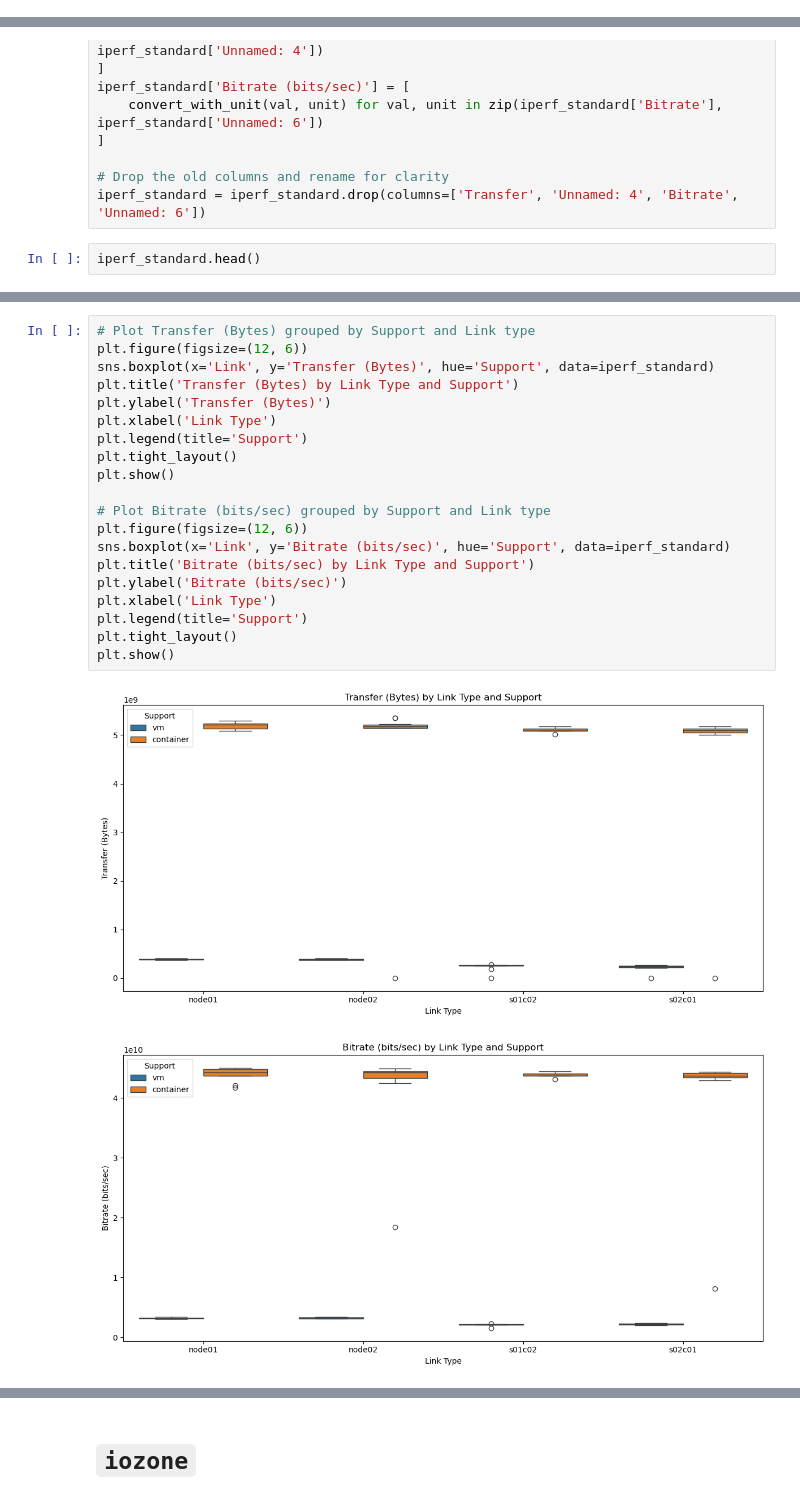
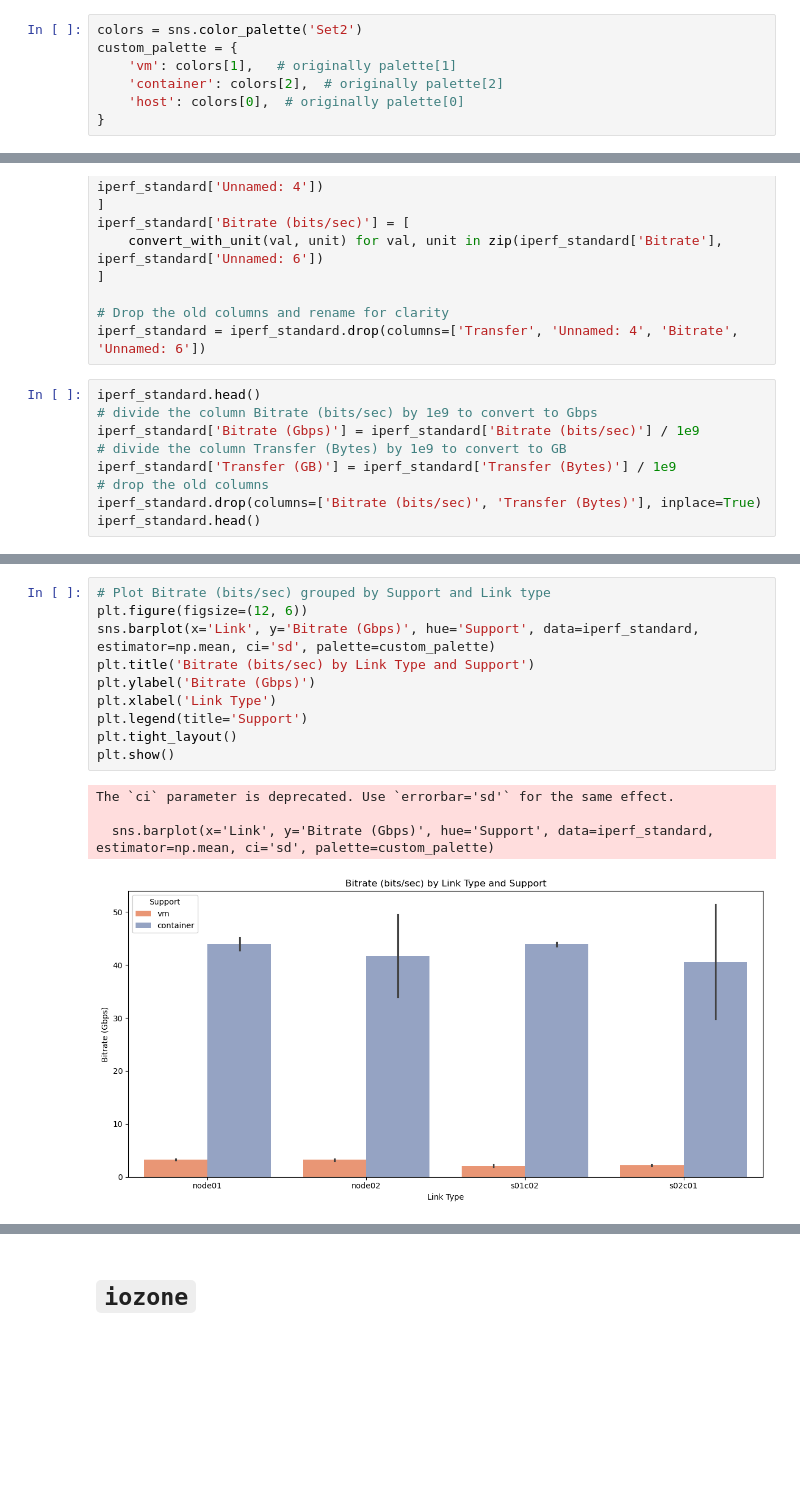
Before and after one commit to giovanni-lucarelli/cloud-basic, a Jupyter notebook: analysis/analysis.ipynb, the cells around one changed output, grey strips where cells are left out. Saved outputs shown, nothing was run; the diff lists cells and outputs as text; blank space fills up the shorter version.

Commit message:
added new data

```diff
--- a/analysis/analysis.ipynb
+++ b/analysis/analysis.ipynb
@@ -364,0 +636,7 @@ Passing `palette` without assigning `hue` is deprecated and will be removed in v
+# %%
+colors = sns.color_palette('Set2')
+custom_palette = {
+    'vm': colors[1],   # originally palette[1]
+    'container': colors[2],  # originally palette[2]
+    'host': colors[0],  # originally palette[0]
+}
@@ -451,4 +830,11 @@ iperf_standard['Bitrate (bits/sec)'] = [
 iperf_standard = iperf_standard.drop(columns=['Transfer', 'Unnamed: 4', 'Bitrate', 'Unnamed: 6'])
 # %%
 iperf_standard.head()
+# divide the column Bitrate (bits/sec) by 1e9 to convert to Gbps
+iperf_standard['Bitrate (Gbps)'] = iperf_standard['Bitrate (bits/sec)'] / 1e9
+# divide the column Transfer (Bytes) by 1e9 to convert to GB
+iperf_standard['Transfer (GB)'] = iperf_standard['Transfer (Bytes)'] / 1e9
+# drop the old columns
+iperf_standard.drop(columns=['Bitrate (bits/sec)', 'Transfer (Bytes)'], inplace=True)
+iperf_standard.head()
 # %% [output]
@@ -497,23 +874,15 @@ The `ci` parameter is deprecated. Use `errorbar='sd'` for the same effect.
 # %%
-# Plot Transfer (Bytes) grouped by Support and Link type
+# Plot Bitrate (bits/sec) grouped by Support and Link type
 plt.figure(figsize=(12, 6))
-sns.boxplot(x='Link', y='Transfer (Bytes)', hue='Support', data=iperf_standard)
-plt.title('Transfer (Bytes) by Link Type and Support')
-plt.ylabel('Transfer (Bytes)')
+sns.barplot(x='Link', y='Bitrate (Gbps)', hue='Support', data=iperf_standard, estimator=np.mean, ci='sd', palette=custom_palette)
+plt.title('Bitrate (bits/sec) by Link Type and Support')
+plt.ylabel('Bitrate (Gbps)')
 plt.xlabel('Link Type')
 plt.legend(title='Support')
 plt.tight_layout()
 plt.show()
-
-# Plot Bitrate (bits/sec) grouped by Support and Link type
-plt.figure(figsize=(12, 6))
-sns.boxplot(x='Link', y='Bitrate (bits/sec)', hue='Support', data=iperf_standard)
-plt.title('Bitrate (bits/sec) by Link Type and Support')
-plt.ylabel('Bitrate (bits/sec)')
-plt.xlabel('Link Type')
-plt.legend(title='Support')
-plt.tight_layout()
-plt.show()
 # %% [output]
+The `ci` parameter is deprecated. Use `errorbar='sd'` for the same effect.
+
+  sns.barplot(x='Link', y='Bitrate (Gbps)', hue='Support', data=iperf_standard, estimator=np.mean, ci='sd', palette=custom_palette)
-[figure, old version]
+[figure, new version]
-[figure, removed]
```
Also changed, not shown: parts of 53 cells of this notebook, 19 other files.
